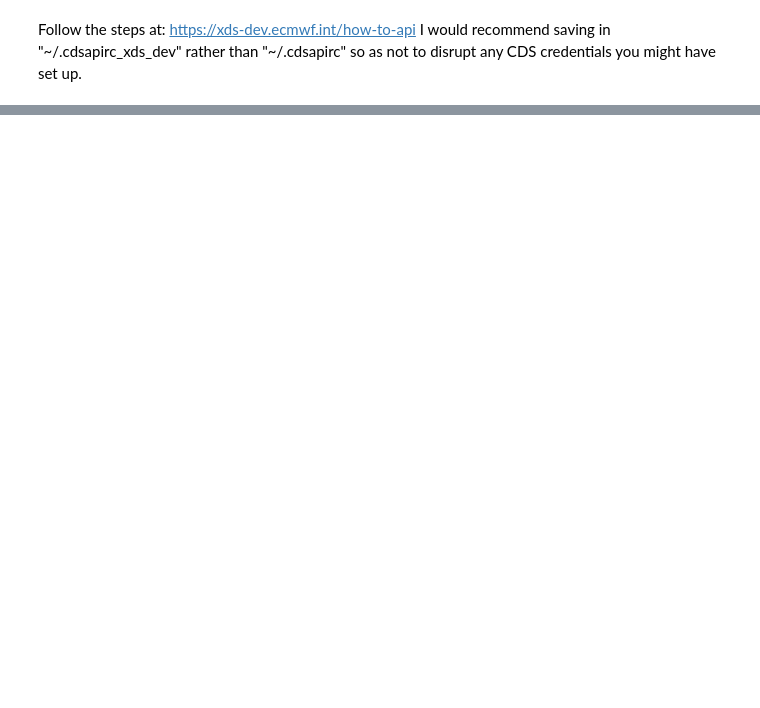
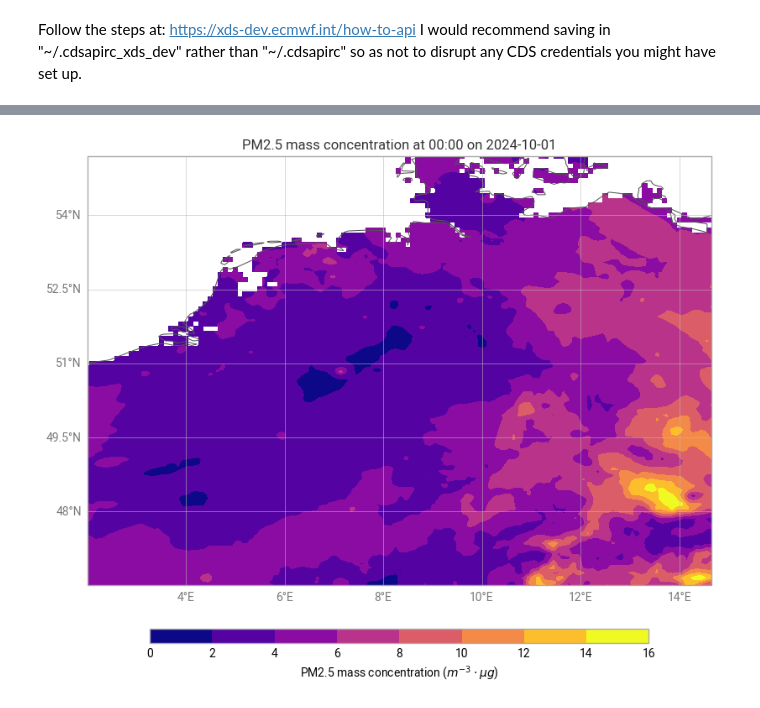
Before and after one commit to AD4GD/pilot-3-air-quality, a Jupyter notebook: demos/download_using_cdsapi.ipynb, the cells around one changed output, grey strips where cells are left out. Saved outputs shown, nothing was run; the diff lists cells and outputs as text; code cells hidden in the pictures; blank space fills up the shorter version.

Commit message:
better plotting using earthkit

```diff
--- a/demos/download_using_cdsapi.ipynb
+++ b/demos/download_using_cdsapi.ipynb
@@ -76,0 +20,13 @@ Attributes:
+# %%
+import cdsapi
+
+dataset = "ad4gd-air-quality"
+request = {
+    "variable": ["particulate_matter_d_2_5_µm"],
+    "month": ["10"],
+    "day": ["01", "02"],
+    "area": [55.91, -4.4, 42.22, 14.65],
+}
+
+client = cdsapi.Client(**credentials)
+filename = client.retrieve(dataset, request).download()
@@ -76,0 +38,4 @@ Attributes:
+# %%
+data = ek.data.from_source('file', filename)
+dataset = data.to_xarray()
+dataset
@@ -76,0 +78,4 @@ Attributes:
+# %%
+ek.plots.quickplot(dataset).show()
+# %% [output]
+[figure, added]
```
Also changed, not shown: parts of 7 cells of this notebook, 1 other file.
